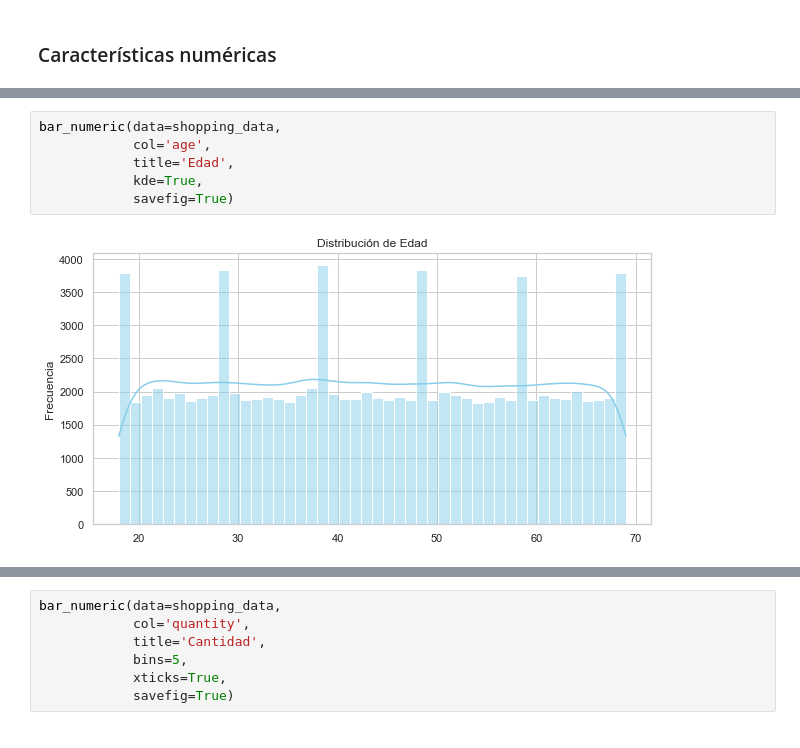
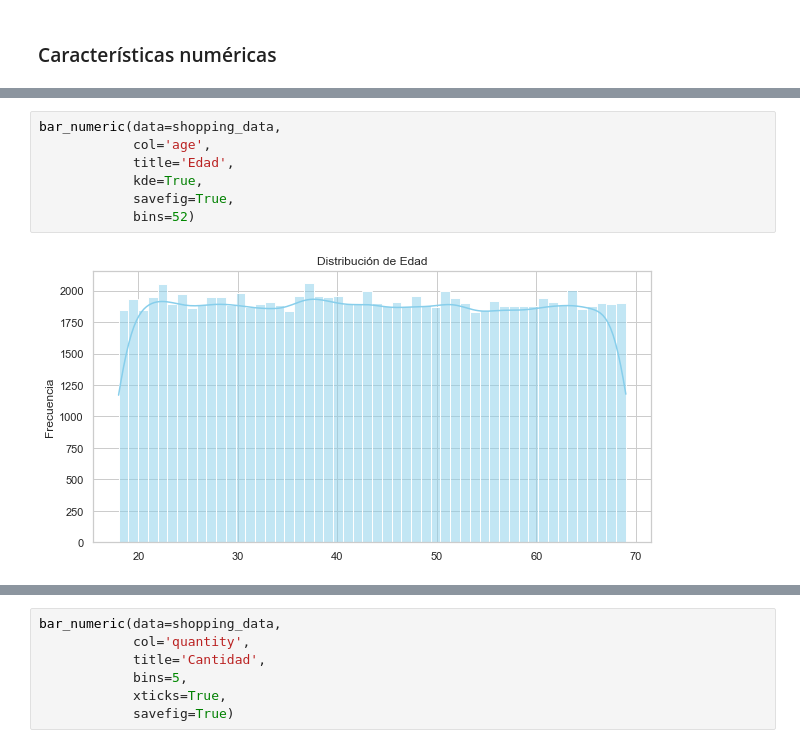
Before and after one commit to Mdm2016/Monografia-udea-cohorte-5, a Jupyter notebook: entregable_ii/2.analitica_descriptiva.ipynb, the cells around one changed output, grey strips where cells are left out. Drawn from its saved outputs; the diff is of its cells as text.

```diff
--- a/entregable_ii/2.analitica_descriptiva.ipynb
+++ b/entregable_ii/2.analitica_descriptiva.ipynb
@@ -418,8 +433,9 @@ pie_plot(
 # %%
 bar_numeric(data=shopping_data,
             col='age',
             title='Edad',
             kde=True,
-            savefig=True)
+            savefig=True,
+            bins=52)
 # %% [output]
-[figure, old version]
+[figure, new version]
```
Also changed, not shown: parts of 4 cells of this notebook.
